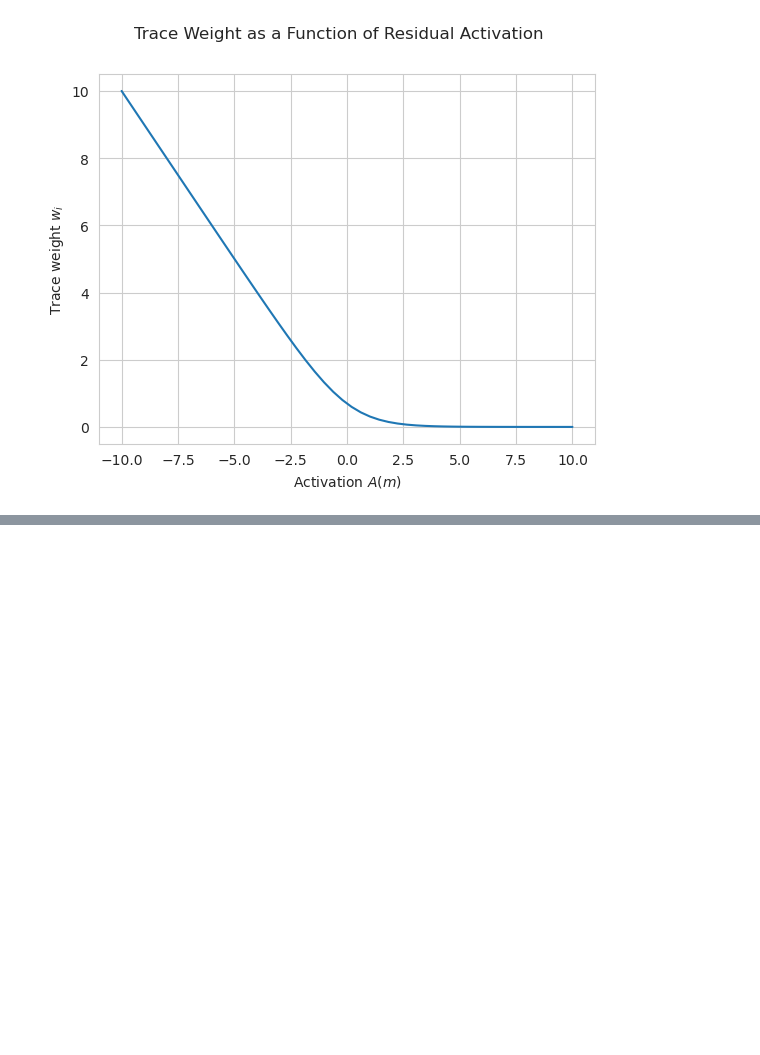
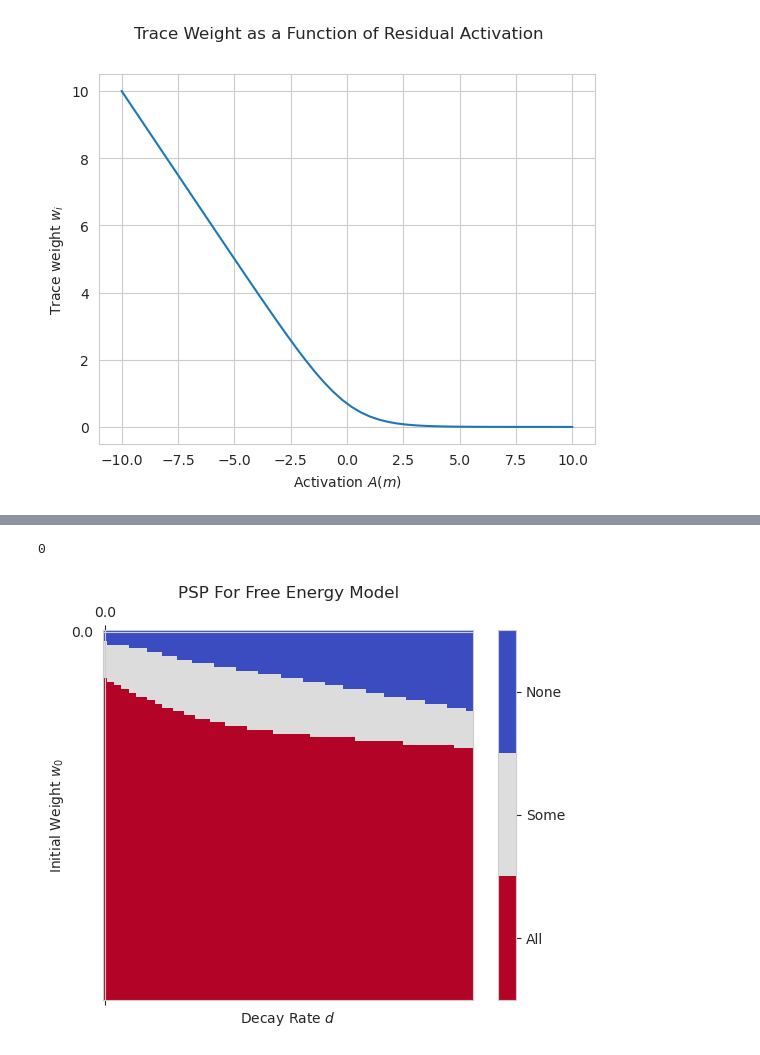
Before and after one commit to UWCCDL/SpacingEffect, a Jupyter notebook: spacing.ipynb, the cells around one changed output, grey strips where cells are left out. Cells and saved outputs as stored; diff of their text form; code cells hidden in the pictures; blank space fills up the shorter version.

```diff
--- a/spacing.ipynb
+++ b/spacing.ipynb
@@ -176,0 +228,54 @@ plt.show()
+# %%
+from scipy.signal import find_peaks
+
+seq1 = [1, 2, 3, 4]
+seq2 = [4, 3, 2, 1]
+seq3 = [1, 2, 3, 2, 1]
+seq4 = [1, 2, 1, 2, 1]
+
+def categorize(results):
+    sequences = [x[1] for x in results.items()]
+    peaks = [find_peaks(seq)[0] for seq in sequences]
+    npeaks = [x.shape[0] for x in peaks]
+
+    N = len([n for n in npeaks if n > 0])
+    K = len(results.keys())
+
+    if N == K:
+        return 0
+    elif N > 0:
+        return 1
+    else:
+        return 2
+
+
+categorize(results)
+# %% [output]
+0
+# %%
+cmap = plt.get_cmap('coolwarm_r', 3)
+w_space = np.linspace(0, 20, 100) # Y axis
+d_space = np.linspace(0.0001, 1.0001, 100) # X Axis
+
+S = np.zeros((len(w_space), len(d_space)))
+
+for i, w0 in enumerate(w_space):
+    for j, d in enumerate(d_space):
+        res = free_energy(design, d=d, w0=w0)
+        S[i, j] = categorize(res)
+
+fig = plt.figure()
+ax = fig.add_subplot(111)
+cax = ax.matshow(S, interpolation='nearest', cmap=cmap)
+fig.colorbar(cax, ticks=[1/3, 1, 5/3], format=FixedFormatter(["All", "Some", "None"]))
+ax.xaxis.set_major_locator(MultipleLocator(100))
+ax.yaxis.set_major_locator(MultipleLocator(100))
+ax.set_xticklabels([''] + [str(round(x, 2)) for x in d_space[0::100]])
+ax.set_yticklabels([''] + [str(round(x, 0)) for x in w_space[0::100]])
+ax.set_ylabel("Initial Weight $w_0$")
+ax.set_xlabel("Decay Rate $d$")
+ax.set_title("PSP For Free Energy Model")
+plt.show()
+plt.show()
+# %% [output]
+[figure, added]
```
Also changed, not shown: parts of 24 cells of this notebook.
